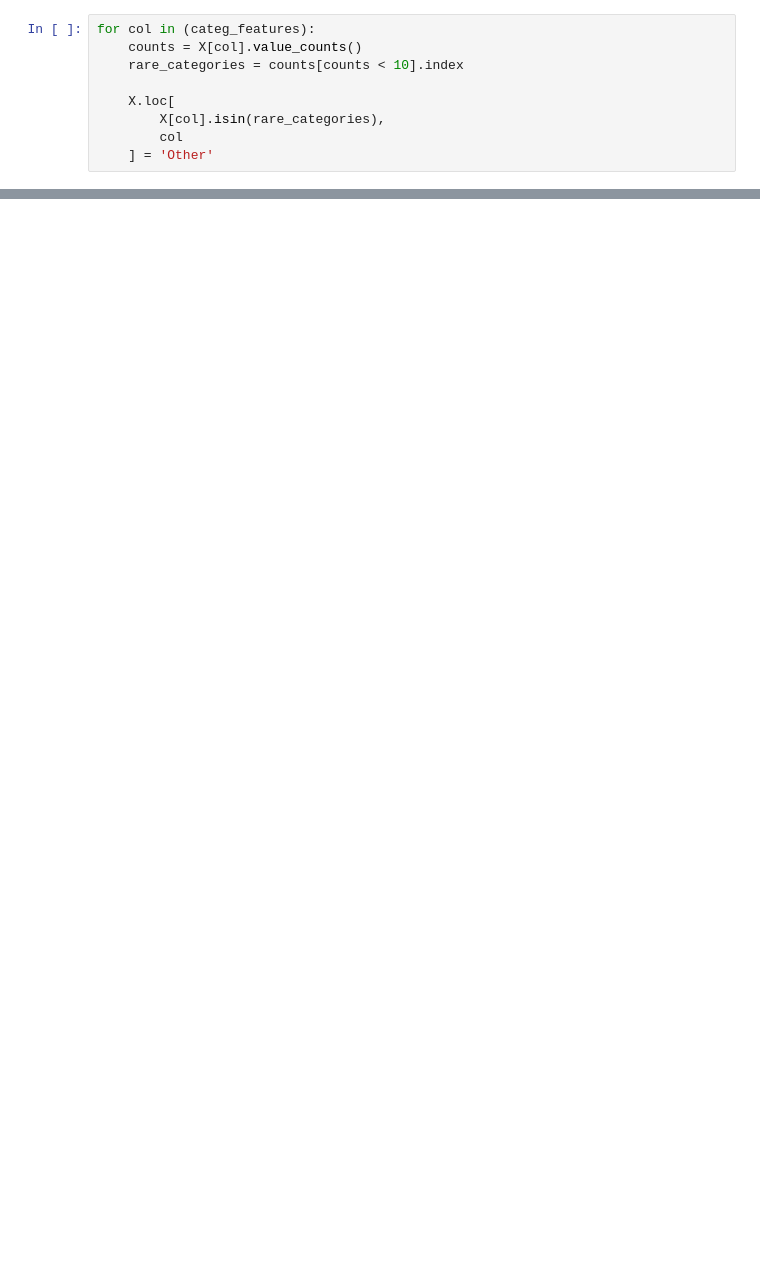
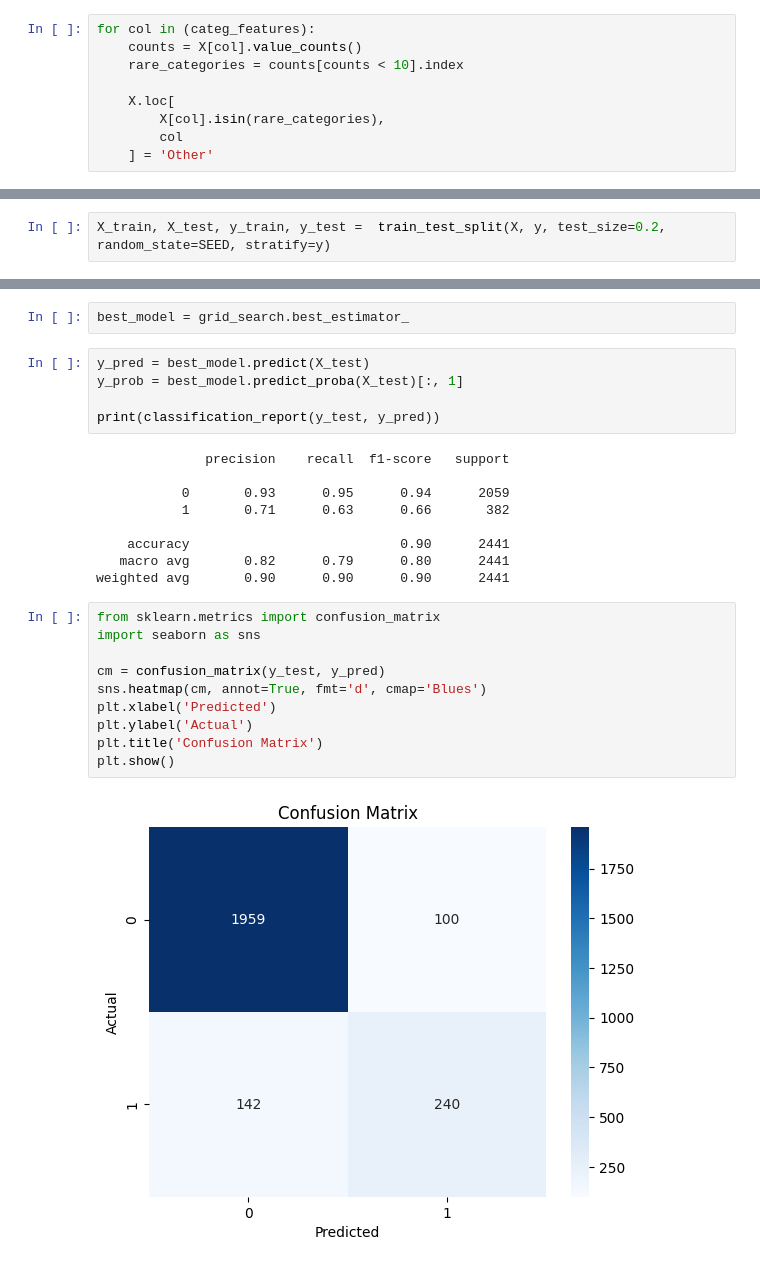
Before and after one commit to rofeleo/ml_hw, a Jupyter notebook: research.ipynb, the cells around one changed output, grey strips where cells are left out. Saved outputs shown, nothing was run; the diff lists cells and outputs as text; blank space fills up the shorter version.

```diff
--- a/research.ipynb
+++ b/research.ipynb
@@ -394,0 +390,2 @@ preprocessor = ColumnTransformer(
+# %%
+X_train, X_test, y_train, y_test =  train_test_split(X, y, test_size=0.2, random_state=SEED, stratify=y)
@@ -394,0 +462,28 @@ preprocessor = ColumnTransformer(
+# %%
+best_model = grid_search.best_estimator_
+# %%
+y_pred = best_model.predict(X_test)
+y_prob = best_model.predict_proba(X_test)[:, 1]
+
+print(classification_report(y_test, y_pred))
+# %% [output]
+              precision    recall  f1-score   support
+
+           0       0.93      0.95      0.94      2059
+           1       0.71      0.63      0.66       382
+
+    accuracy                           0.90      2441
+   macro avg       0.82      0.79      0.80      2441
+weighted avg       0.90      0.90      0.90      2441
+# %%
+from sklearn.metrics import confusion_matrix
+import seaborn as sns
+
+cm = confusion_matrix(y_test, y_pred)
+sns.heatmap(cm, annot=True, fmt='d', cmap='Blues')
+plt.xlabel('Predicted')
+plt.ylabel('Actual')
+plt.title('Confusion Matrix')
+plt.show()
+# %% [output]
+[figure, added]
```
Also changed, not shown: parts of 19 cells of this notebook.
